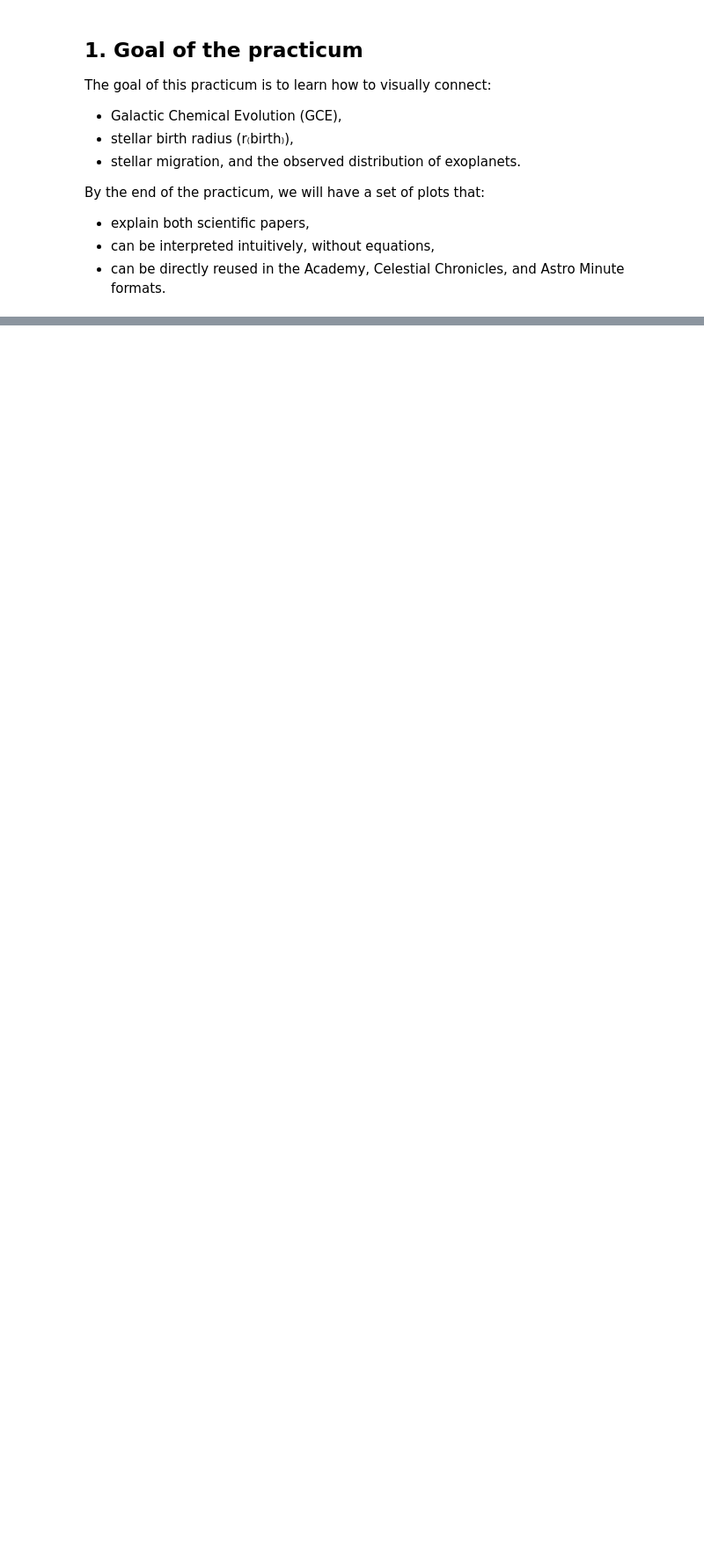
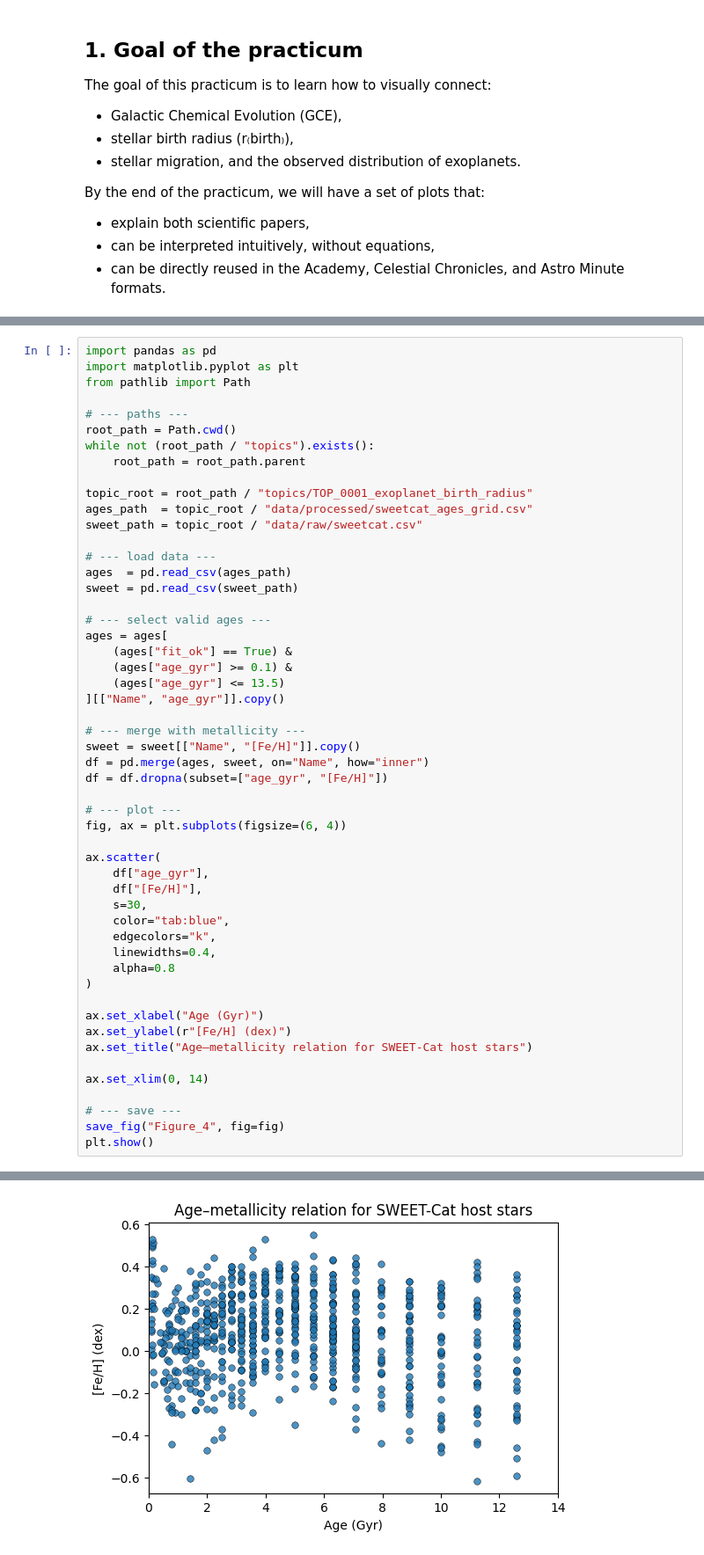
Before and after one commit to stellar-attractor/attractor-lab, a Jupyter notebook: topics/TOP_0001_exoplanet_birth_radius/notebooks/ACAP_001_EN.ipynb, the cells around one changed output, grey strips where cells are left out. Shown: that part at 88% size. Cells and saved outputs as stored; diff of their text form; blank space fills up the shorter version.

```diff
--- a/topics/TOP_0001_exoplanet_birth_radius/notebooks/ACAP_001_EN.ipynb
+++ b/topics/TOP_0001_exoplanet_birth_radius/notebooks/ACAP_001_EN.ipynb
@@ -14,0 +688,53 @@ By the end of the practicum, we will have a set of plots that:
+# %%
+import pandas as pd
+import matplotlib.pyplot as plt
+from pathlib import Path
+
+# --- paths ---
+root_path = Path.cwd()
+while not (root_path / "topics").exists():
+    root_path = root_path.parent
+
+topic_root = root_path / "topics/TOP_0001_exoplanet_birth_radius"
+ages_path  = topic_root / "data/processed/sweetcat_ages_grid.csv"
+sweet_path = topic_root / "data/raw/sweetcat.csv"
+
+# --- load data ---
+ages  = pd.read_csv(ages_path)
+sweet = pd.read_csv(sweet_path)
+
+# --- select valid ages ---
+ages = ages[
+    (ages["fit_ok"] == True) &
+    (ages["age_gyr"] >= 0.1) &
+    (ages["age_gyr"] <= 13.5)
+][["Name", "age_gyr"]].copy()
+
+# --- merge with metallicity ---
+sweet = sweet[["Name", "[Fe/H]"]].copy()
+df = pd.merge(ages, sweet, on="Name", how="inner")
+df = df.dropna(subset=["age_gyr", "[Fe/H]"])
+
+# --- plot ---
+fig, ax = plt.subplots(figsize=(6, 4))
+
+ax.scatter(
+    df["age_gyr"],
+    df["[Fe/H]"],
+    s=30,
+    color="tab:blue",
+    edgecolors="k",
+    linewidths=0.4,
+    alpha=0.8
+)
+
+ax.set_xlabel("Age (Gyr)")
+ax.set_ylabel(r"[Fe/H] (dex)")
+ax.set_title("Age–metallicity relation for SWEET-Cat host stars")
+
+ax.set_xlim(0, 14)
+
+# --- save ---
+save_fig("Figure_4", fig=fig)
+plt.show()
+# %% [output]
@@ -14,0 +742 @@ By the end of the practicum, we will have a set of plots that:
+[figure, added]
```
Also changed, not shown: parts of 26 cells of this notebook, 9 other files.
